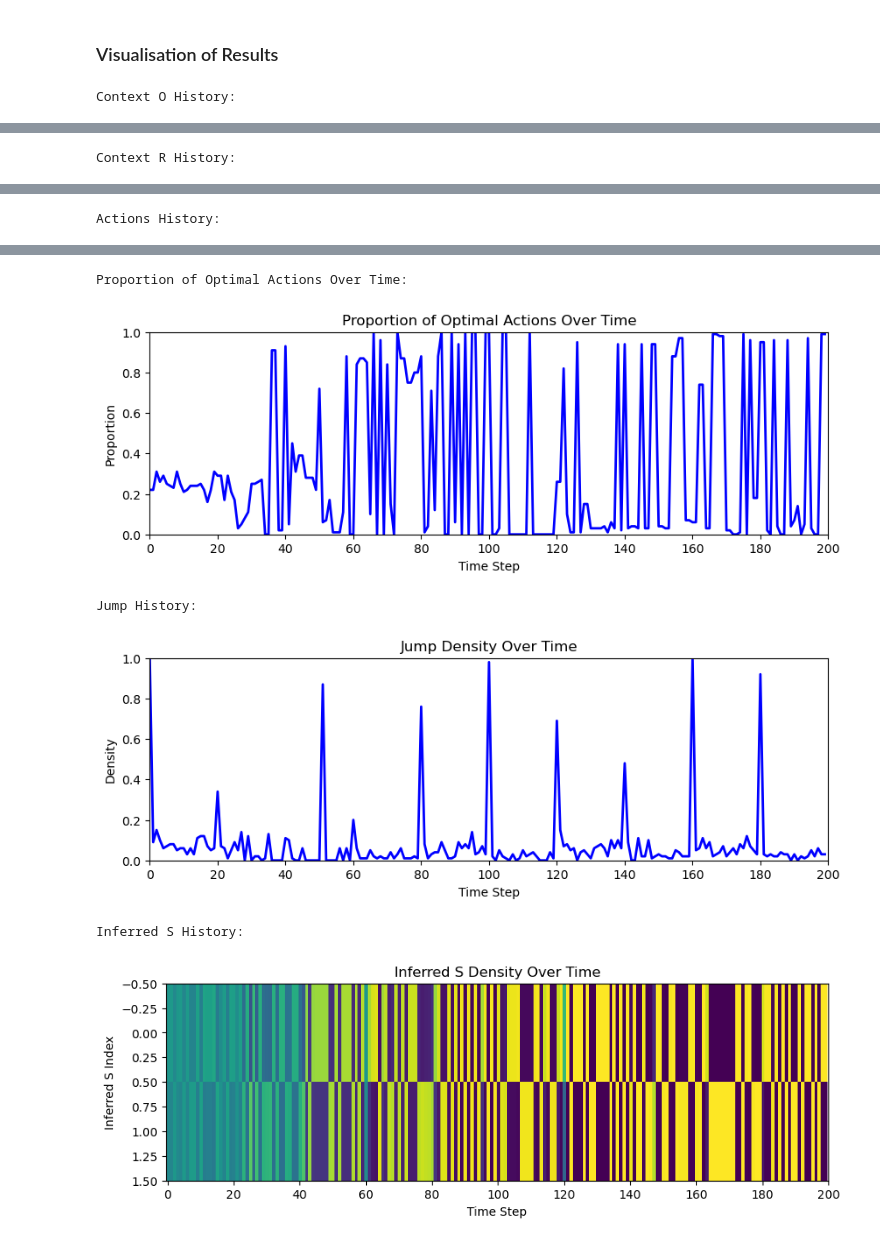
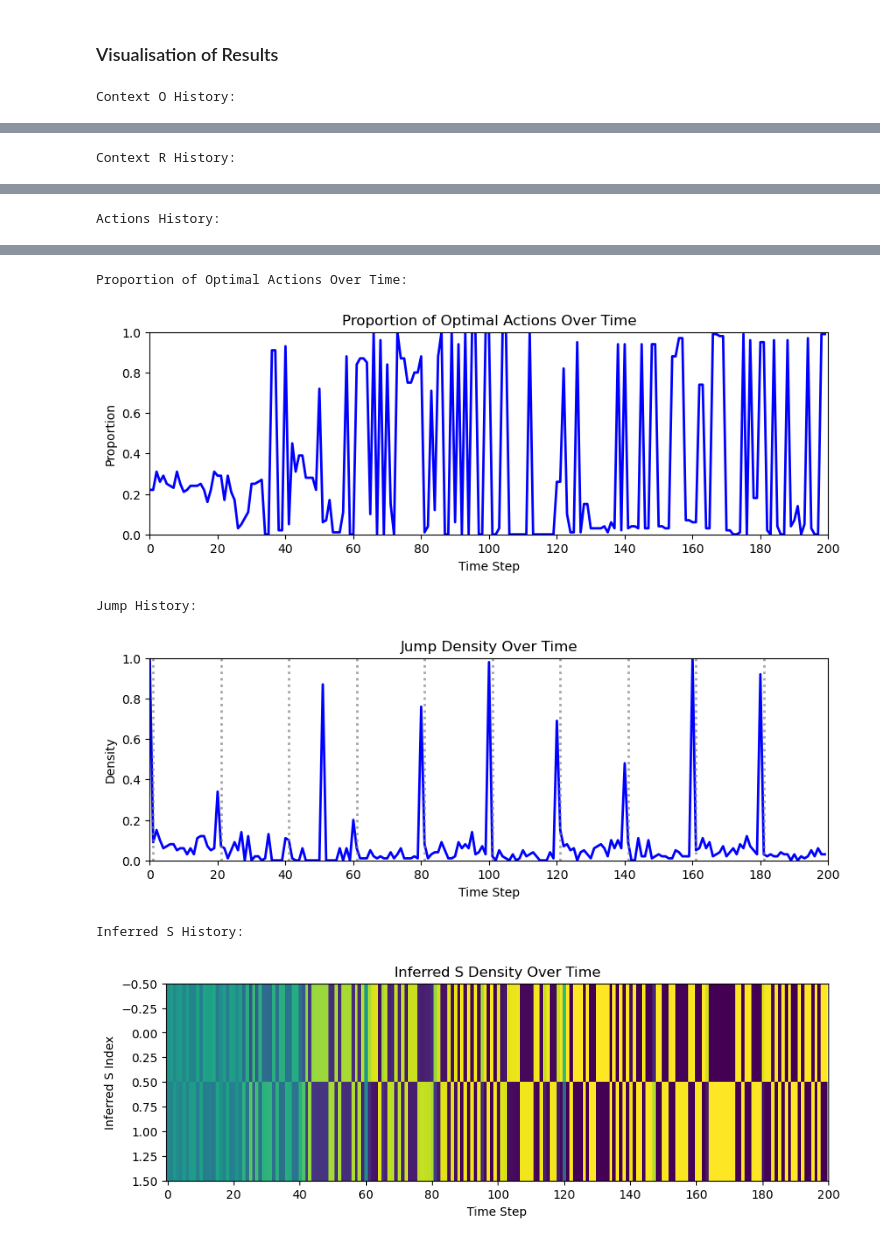
Before and after one commit to YoujingYu99/CCAB, a Jupyter notebook: mcl_cjcrp.ipynb, the cells around one changed output, grey strips where cells are left out. Cells and saved outputs as stored; diff of their text form; code cells hidden in the pictures.

```diff
--- a/mcl_cjcrp.ipynb
+++ b/mcl_cjcrp.ipynb
@@ -508,6 +510,8 @@ plt.ylim(0, 1)
 plt.xlim(0, len(p_jump_arr))
 for jt in jump_times:
     plt.axvline(x=jt, color="red", linestyle="--", linewidth=2, alpha=0.7)
+for i in range(1, 201, 20):
+    plt.axvline(i, color="grey", linestyle=":", linewidth=2, alpha=0.7)
 # plt.savefig("g_jump_density.pdf")
 plt.xticks(range(0, T + 1, ctx_length))
 plt.show()
@@ -526,34 +530,34 @@ plt.xticks(range(0, T + 1, ctx_length))
 plt.show()
 
 
 true_s_hist_arr = np.asarray(results[j].experiment_history.state)
 
 plt.figure(figsize=(10, 3))
 true_s_densities = np.zeros((len(true_s_hist_arr), 2))
 for idx, val in enumerate(true_s_hist_arr):
     true_s_densities[idx, int(val)] += 1
 true_s_densities = true_s_densities / true_s_densities.sum(axis=1, keepdims=True)
 plt.imshow(true_s_densities.T, aspect="auto", cmap="viridis", interpolation="nearest")
 # plt.colorbar(label='Density')
 for jt in jump_times:
     plt.axvline(x=jt, color="red", linestyle="--", linewidth=2, alpha=0.7)
 plt.xlabel("Time Step")
 plt.ylabel("True S Index")
 plt.title("True S Density Over Time")
 plt.xticks(range(0, T + 1, ctx_length))
 # plt.savefig("g_true_s_density.pdf")
 plt.show()
 # %% [output]
 Context O History:
 [figure]
 Context R History:
 [figure]
 Actions History:
 [figure]
 Proportion of Optimal Actions Over Time:
 [figure]
 Jump History:
-[figure, old version]
+[figure, new version]
 Inferred S History:
 [figure]
 [figure]
```
Also changed, not shown: parts of 3 cells of this notebook, 5 other files.
